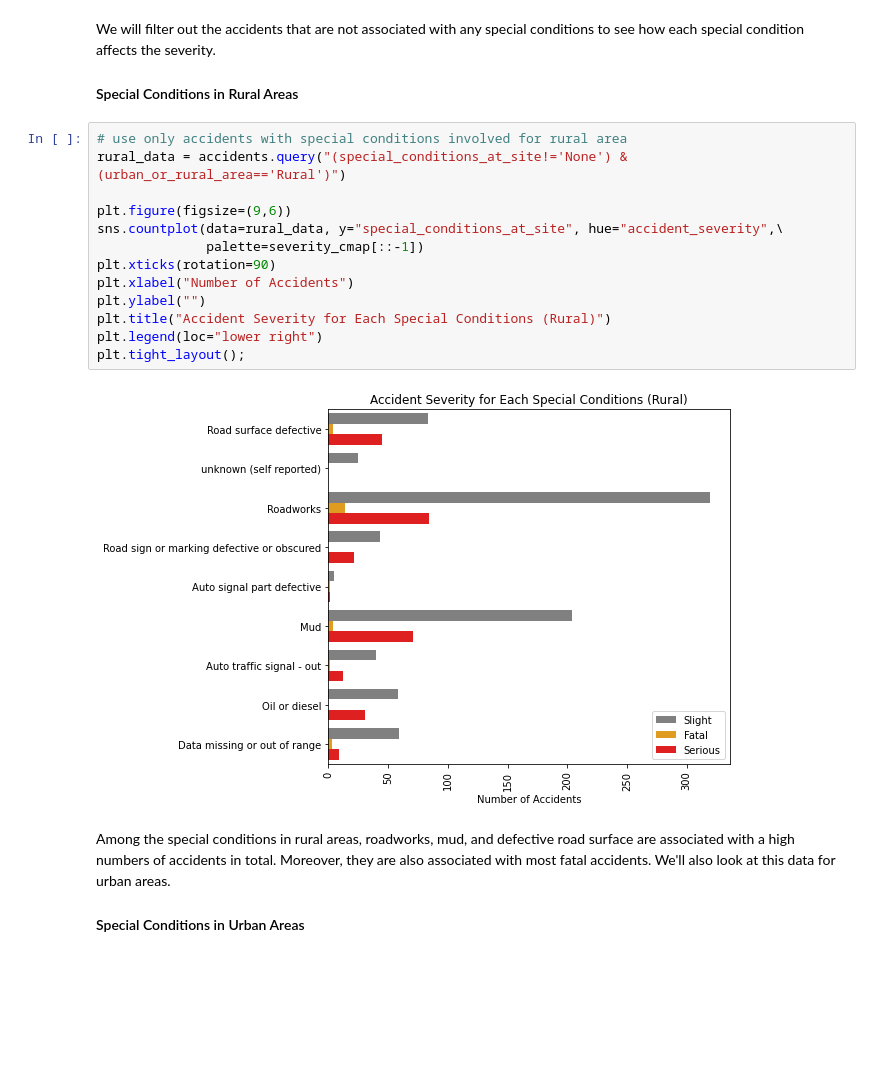
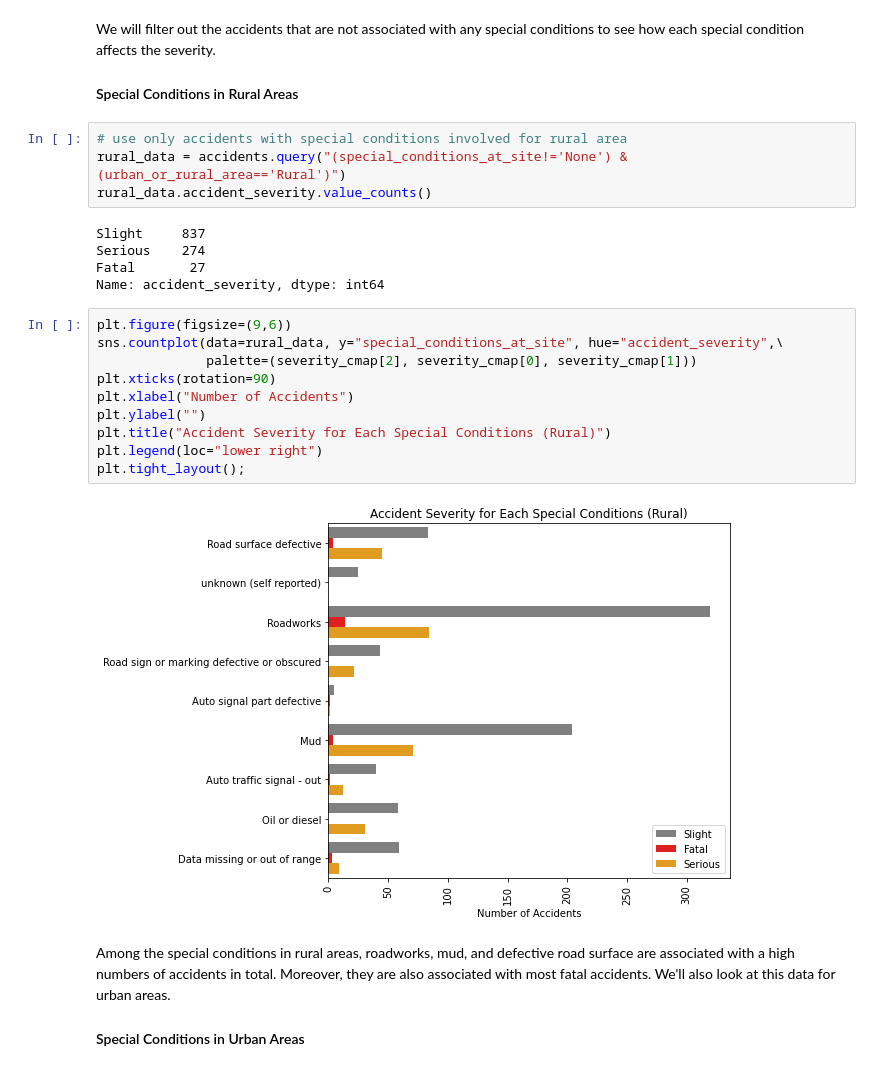
Before and after one commit to Aung-Seth-Pai/UK_Road_Accidents_2020, a Jupyter notebook: 2_EDA.ipynb, the cells around one changed output. Drawn from its saved outputs; the diff is of its cells as text; blank space fills up the shorter version.

```diff
--- a/2_EDA.ipynb
+++ b/2_EDA.ipynb
@@ -656,21 +656,27 @@ Name: special_conditions_at_site, dtype: int64
 We will filter out the accidents that are not associated with any special conditions to see how each special condition affects the severity.
 
 #### Special Conditions in Rural Areas
+# %%
+# use only accidents with special conditions involved for rural area
+rural_data = accidents.query("(special_conditions_at_site!='None') & (urban_or_rural_area=='Rural')")
+rural_data.accident_severity.value_counts()
+# %% [output]
+Slight     837
+Serious    274
+Fatal       27
+Name: accident_severity, dtype: int64
 # %%
-# use only accidents with special conditions involved for rural area
-rural_data = accidents.query("(special_conditions_at_site!='None') & (urban_or_rural_area=='Rural')")
-
 plt.figure(figsize=(9,6))
 sns.countplot(data=rural_data, y="special_conditions_at_site", hue="accident_severity",\
-              palette=severity_cmap[::-1])
+              palette=(severity_cmap[2], severity_cmap[0], severity_cmap[1]))
 plt.xticks(rotation=90)
 plt.xlabel("Number of Accidents")
 plt.ylabel("")
 plt.title("Accident Severity for Each Special Conditions (Rural)")
 plt.legend(loc="lower right")
 plt.tight_layout();
 # %% [output]
-[figure, old version]
+[figure, new version]
 # %% [markdown]
 Among the special conditions in rural areas, roadworks, mud, and defective road surface are associated with a high numbers of accidents in total. Moreover, they are also associated with most fatal accidents. We'll also look at this data for urban areas.
 
```
Also changed, not shown: parts of 3 cells of this notebook.
